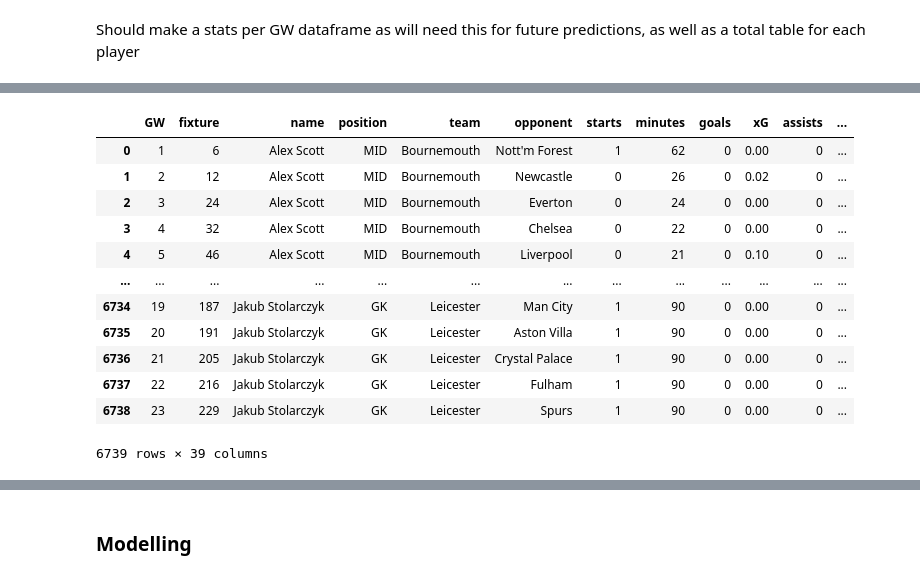
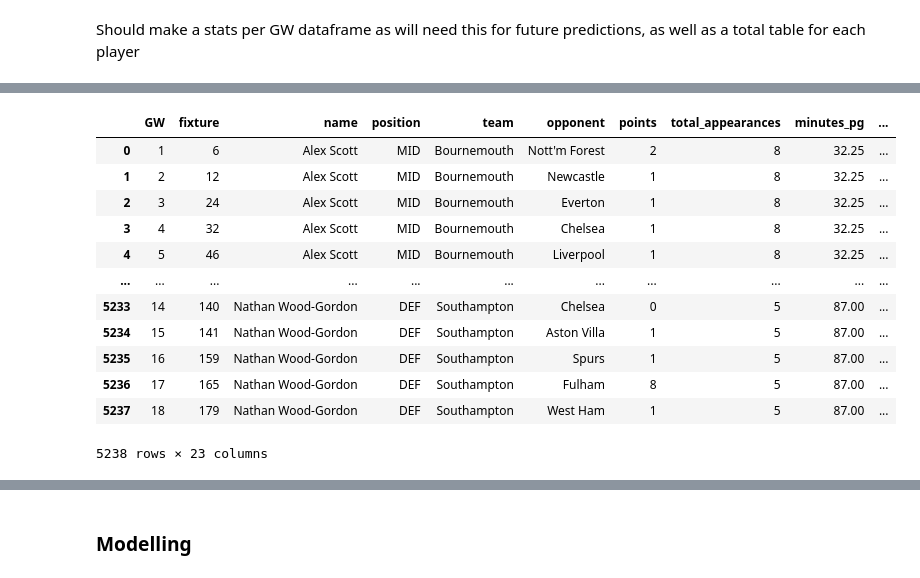
Before and after one commit to mattfurey1/fpl_points_predictor, a Jupyter notebook: project.ipynb, the cells around one changed output, grey strips where cells are left out. Drawn from its saved outputs; the diff is of its cells as text; code cells hidden in the pictures.

```diff
--- a/project.ipynb
+++ b/project.ipynb
@@ -363,0 +321,7 @@ team_total_stats
+# %%
+stats_columns = ['goals', 'xG', 'GC', 'xGC', 'CS', 'games_won']
+
+for column in stats_columns:
+    team_total_stats[f'{column}_pg'] = round(team_total_stats[column] / team_total_stats['games_played'], 2)
+
+team_total_stats
@@ -391,7 +373,7 @@ per_game_totals_df
 # %% [markdown]
 Should make a stats per GW dataframe as will need this for future predictions, as well as a total table for each player
 # %%
-fpl_players = fpl.copy()
+fpl_players = training_df.copy()
 fpl_players.head()
 # %% [output]
 |  | GW | round | fixture | name | position | team | opponent_team | starts | minutes | goals | ... |
@@ -448,3 +430,4 @@ player_stats.head()
 # %%
 # remove players who did not make any appearance
-player_stats = player_stats.loc[(player_stats['appearance'] > 0)].copy()
+player_stats = player_stats.loc[(player_stats['appearance'] > 0)].copy().reset_index(drop=True)
+player_stats
@@ -522,0 +498,3 @@ model_df
+# %%
+model_training_df = training_df[['GW', 'fixture', 'name', 'position', 'team', 'opponent', 'points']].copy()
+model_training_df
@@ -533,22 +525,22 @@ pg_player_stats = pg_player_stats.loc[(pg_player_stats['total_appearances'] >= m
 # %%
 # using an inner join to only include players who have played a minimum amount of games
 # this is because players who have played less games will have a higher bias towards their per game stats
-gw_player_joined = pd.merge(model_df, pg_player_stats, how='inner', on=['name', 'team', 'position'], suffixes=(None, '_player'))
+gw_player_joined = pd.merge(model_training_df, pg_player_stats, how='inner', on=['name', 'team', 'position'], suffixes=(None, '_player'))
 gw_player_joined
 # %% [output]
-|  | GW | fixture | name | position | team | opponent | starts | minutes | goals | xG | assists | ... |
-| 0 | 1 | 6 | Alex Scott | MID | Bournemouth | Nott'm Forest | 1 | 62 | 0 | 0.00 | 0 | ... |
-| 1 | 2 | 12 | Alex Scott | MID | Bournemouth | Newcastle | 0 | 26 | 0 | 0.02 | 0 | ... |
-| 2 | 3 | 24 | Alex Scott | MID | Bournemouth | Everton | 0 | 24 | 0 | 0.00 | 0 | ... |
-| 3 | 4 | 32 | Alex Scott | MID | Bournemouth | Chelsea | 0 | 22 | 0 | 0.00 | 0 | ... |
-| 4 | 5 | 46 | Alex Scott | MID | Bournemouth | Liverpool | 0 | 21 | 0 | 0.10 | 0 | ... |
-| ... | ... | ... | ... | ... | ... | ... | ... | ... | ... | ... | ... | ... |
-| 6734 | 19 | 187 | Jakub Stolarczyk | GK | Leicester | Man City | 1 | 90 | 0 | 0.00 | 0 | ... |
-| 6735 | 20 | 191 | Jakub Stolarczyk | GK | Leicester | Aston Villa | 1 | 90 | 0 | 0.00 | 0 | ... |
-| 6736 | 21 | 205 | Jakub Stolarczyk | GK | Leicester | Crystal Palace | 1 | 90 | 0 | 0.00 | 0 | ... |
-| 6737 | 22 | 216 | Jakub Stolarczyk | GK | Leicester | Fulham | 1 | 90 | 0 | 0.00 | 0 | ... |
-| 6738 | 23 | 229 | Jakub Stolarczyk | GK | Leicester | Spurs | 1 | 90 | 0 | 0.00 | 0 | ... |
+|  | GW | fixture | name | position | team | opponent | points | total_appearances | minutes_pg | ... |
+| 0 | 1 | 6 | Alex Scott | MID | Bournemouth | Nott'm Forest | 2 | 8 | 32.25 | ... |
+| 1 | 2 | 12 | Alex Scott | MID | Bournemouth | Newcastle | 1 | 8 | 32.25 | ... |
+| 2 | 3 | 24 | Alex Scott | MID | Bournemouth | Everton | 1 | 8 | 32.25 | ... |
+| 3 | 4 | 32 | Alex Scott | MID | Bournemouth | Chelsea | 1 | 8 | 32.25 | ... |
+| 4 | 5 | 46 | Alex Scott | MID | Bournemouth | Liverpool | 1 | 8 | 32.25 | ... |
+| ... | ... | ... | ... | ... | ... | ... | ... | ... | ... | ... |
+| 5233 | 14 | 140 | Nathan Wood-Gordon | DEF | Southampton | Chelsea | 0 | 5 | 87.00 | ... |
+| 5234 | 15 | 141 | Nathan Wood-Gordon | DEF | Southampton | Aston Villa | 1 | 5 | 87.00 | ... |
+| 5235 | 16 | 159 | Nathan Wood-Gordon | DEF | Southampton | Spurs | 1 | 5 | 87.00 | ... |
+| 5236 | 17 | 165 | Nathan Wood-Gordon | DEF | Southampton | Fulham | 8 | 5 | 87.00 | ... |
+| 5237 | 18 | 179 | Nathan Wood-Gordon | DEF | Southampton | West Ham | 1 | 5 | 87.00 | ... |
-6739 rows × 39 columns
+5238 rows × 23 columns
 # %%
 # need to use per game stats for teams because not all teams have played equal number of games
 pg_team_stats = team_total_stats[['team', 'goals_pg', 'xG_pg', 'GC_pg', 'xGC_pg', 'CS_pg', 'games_won_pg']].copy()
```
Also changed, not shown: parts of 48 cells of this notebook, 2 other files.
